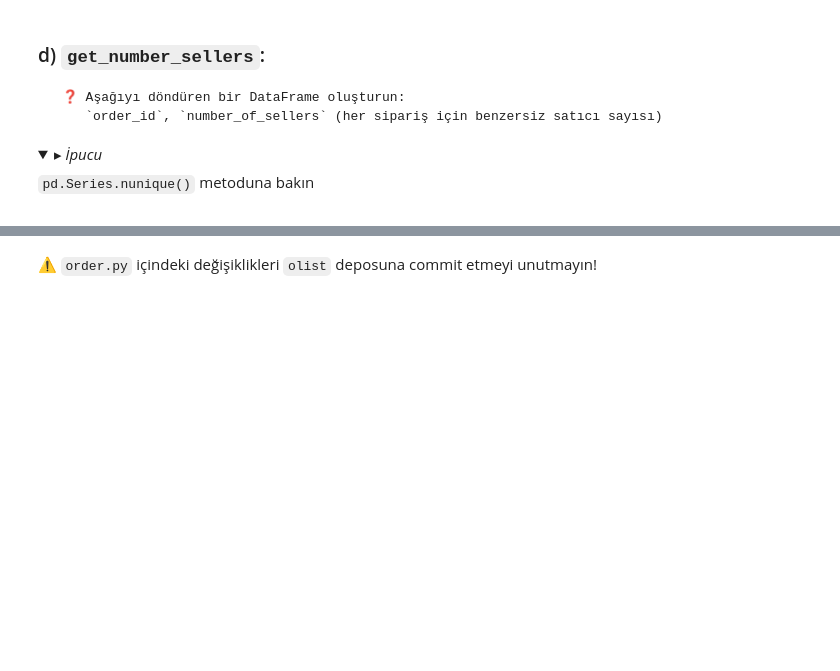
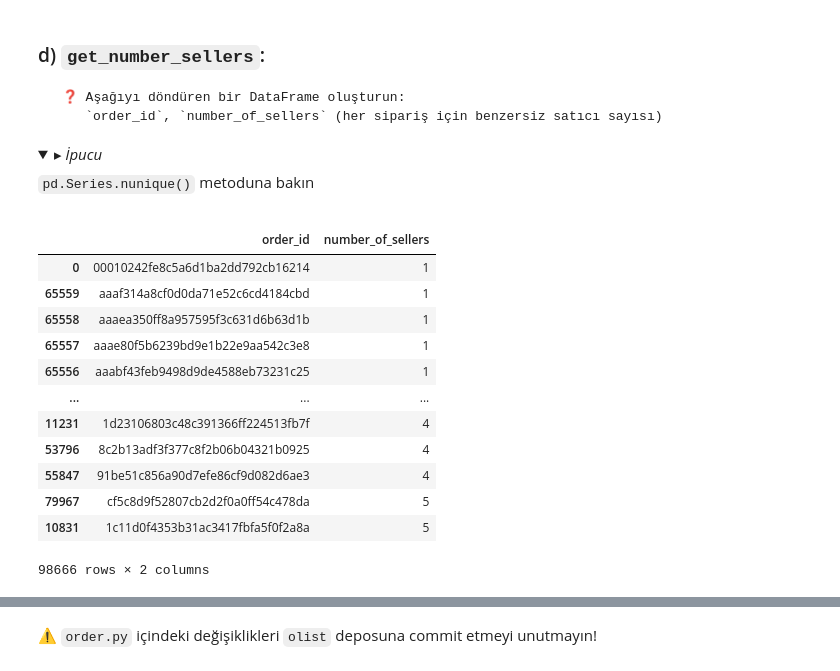
Before and after one commit to senemyilmaz/data-orders, a Jupyter notebook: orders.ipynb, the cells around one changed output, grey strips where cells are left out. Cells and saved outputs as stored; diff of their text form; code cells hidden in the pictures; folded sections open; blank space fills up the shorter version.

```diff
--- a/orders.ipynb
+++ b/orders.ipynb
@@ -326,3 +420,24 @@ result.write(); print(result.check())
+# %%
+sellers = \
+    data['order_items']\
+    .groupby('order_id')['seller_id'].nunique().reset_index()
+
+sellers.columns = ['order_id', 'number_of_sellers']
+sellers.sort_values('number_of_sellers')
+# %% [output]
+|  | order_id | number_of_sellers |
+| 0 | 00010242fe8c5a6d1ba2dd792cb16214 | 1 |
+| 65559 | aaaf314a8cf0d0da71e52c6cd4184cbd | 1 |
+| 65558 | aaaea350ff8a957595f3c631d6b63d1b | 1 |
+| 65557 | aaae80f5b6239bd9e1b22e9aa542c3e8 | 1 |
+| 65556 | aaabf43feb9498d9de4588eb73231c25 | 1 |
+| ... | ... | ... |
+| 11231 | 1d23106803c48c391366ff224513fb7f | 4 |
+| 53796 | 8c2b13adf3f377c8f2b06b04321b0925 | 4 |
+| 55847 | 91be51c856a90d7efe86cf9d082d6ae3 | 4 |
+| 79967 | cf5c8d9f52807cb2d2f0a0ff54c478da | 5 |
+| 10831 | 1c11d0f4353b31ac3417fbfa5f0f2a8a | 5 |
+98666 rows × 2 columns
 # %%
 from nbresult import ChallengeResult
 result = ChallengeResult('number_sellers',
```
Also changed, not shown: parts of 18 cells of this notebook, 2 other files.
